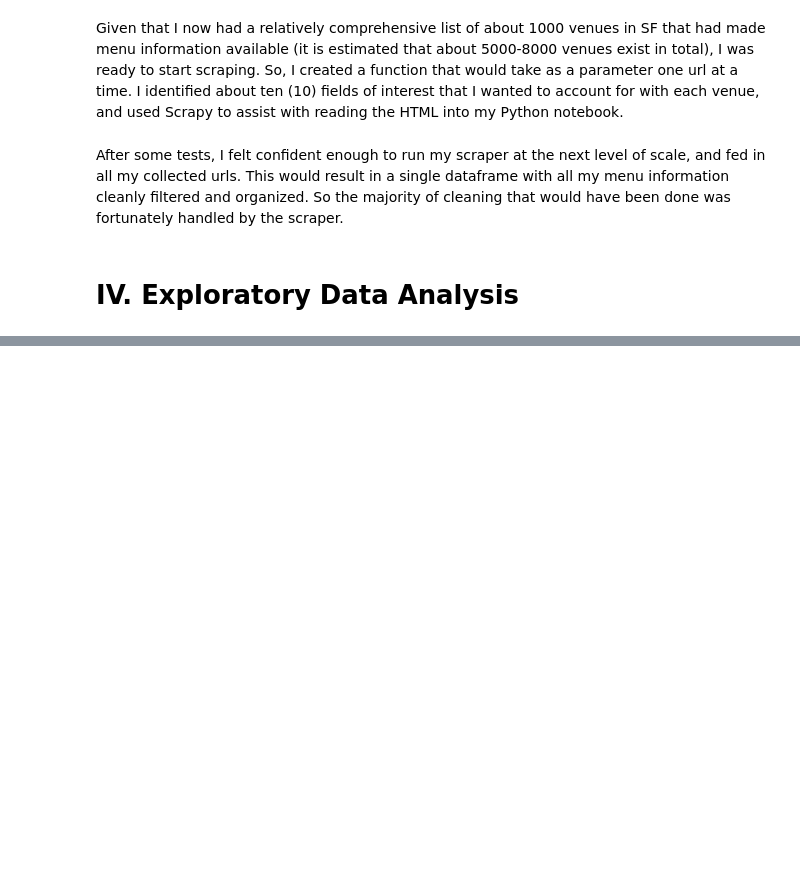
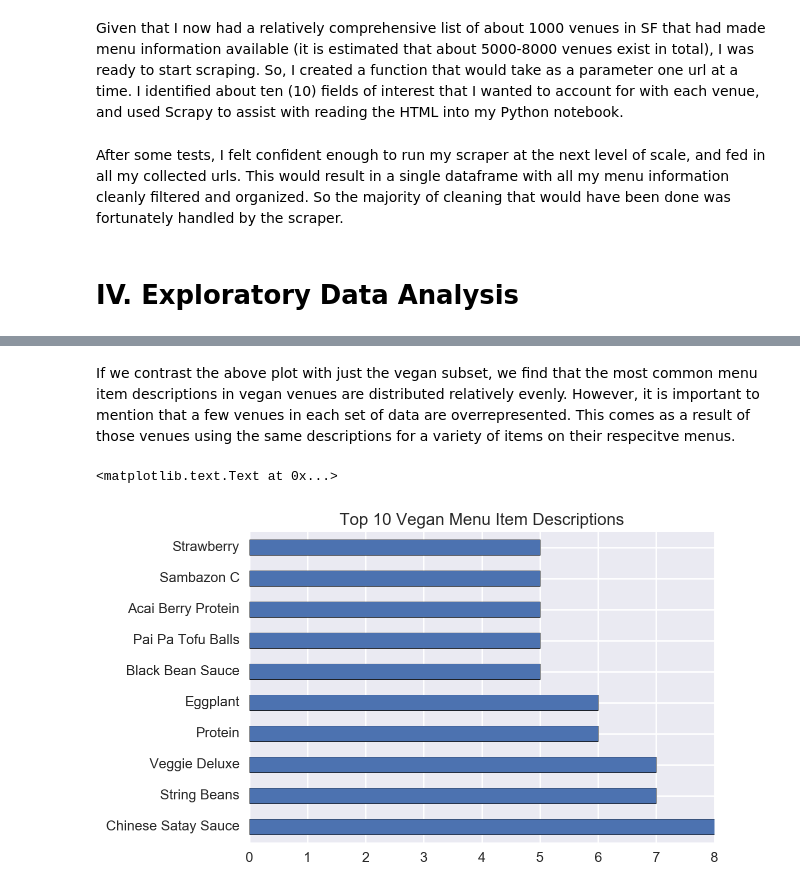
Before and after one commit to AnotherGuitar/DSI-SF-4-anotherguitar, a Jupyter notebook: projects/Capstone Stuff/Technical Report - Davis, Christopher.ipynb, the cells around one changed output, grey strips where cells are left out. Saved outputs shown, nothing was run; the diff lists cells and outputs as text; code cells hidden in the pictures; blank space fills up the shorter version.

```diff
--- a/projects/Capstone Stuff/Technical Report - Davis, Christopher.ipynb
+++ b/projects/Capstone Stuff/Technical Report - Davis, Christopher.ipynb
@@ -288,0 +346,13 @@ for menu_url in unique_venues_from_explore:
+# %% [markdown]
+If we contrast the above plot with just the vegan subset, we find that the most common menu item descriptions in vegan venues are distributed relatively evenly. However, it is important to mention that a few venues in each set of data are overrepresented. This comes as a result of those venues using the same descriptions for a variety of items on their respecitve menus.
+# %%
+vegan_desc = vegan[vegan.menu_item_desc != 'desc_not_available']
+vegan_desc = vegan_desc[vegan_desc.groupby('menu_item_desc').menu_item_desc.transform(len) > 0]
+vegan_tops = vegan_desc.menu_item_name.value_counts()
+vegan_tops = vegan_tops[:10]
+vegan_tops.plot(kind='barh')
+
+plt.title('Top %s Vegan Menu Item Descriptions' %len(vegan_tops))
+# %% [output]
+<matplotlib.text.Text at 0x...>
+[figure, added]
```
Also changed, not shown: parts of 27 cells of this notebook.
